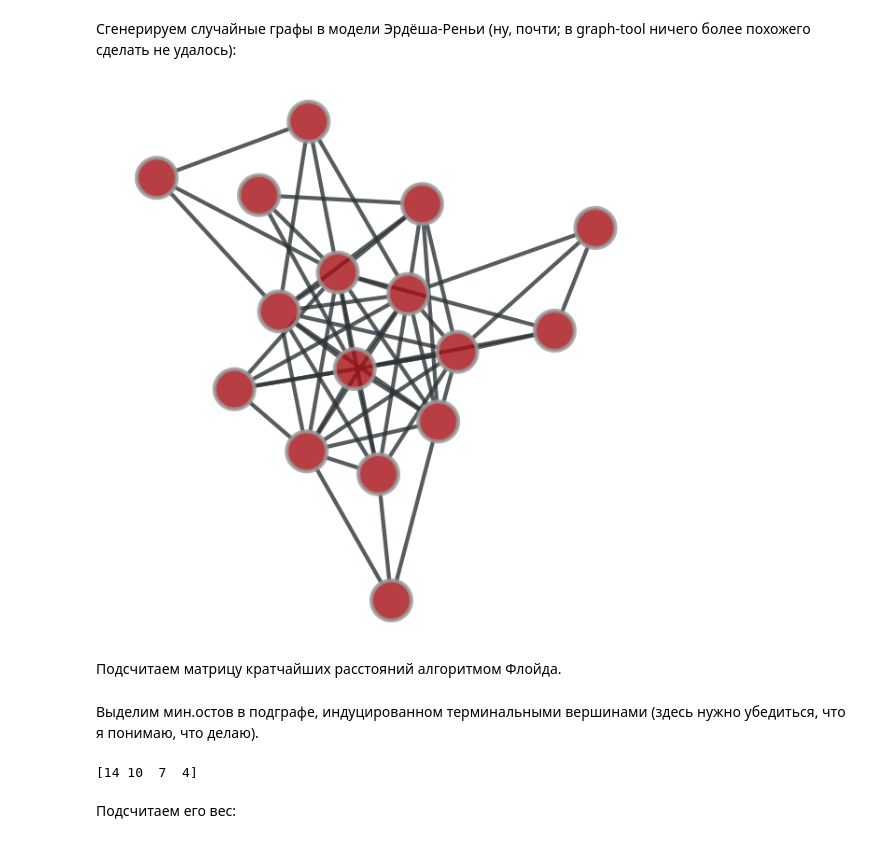
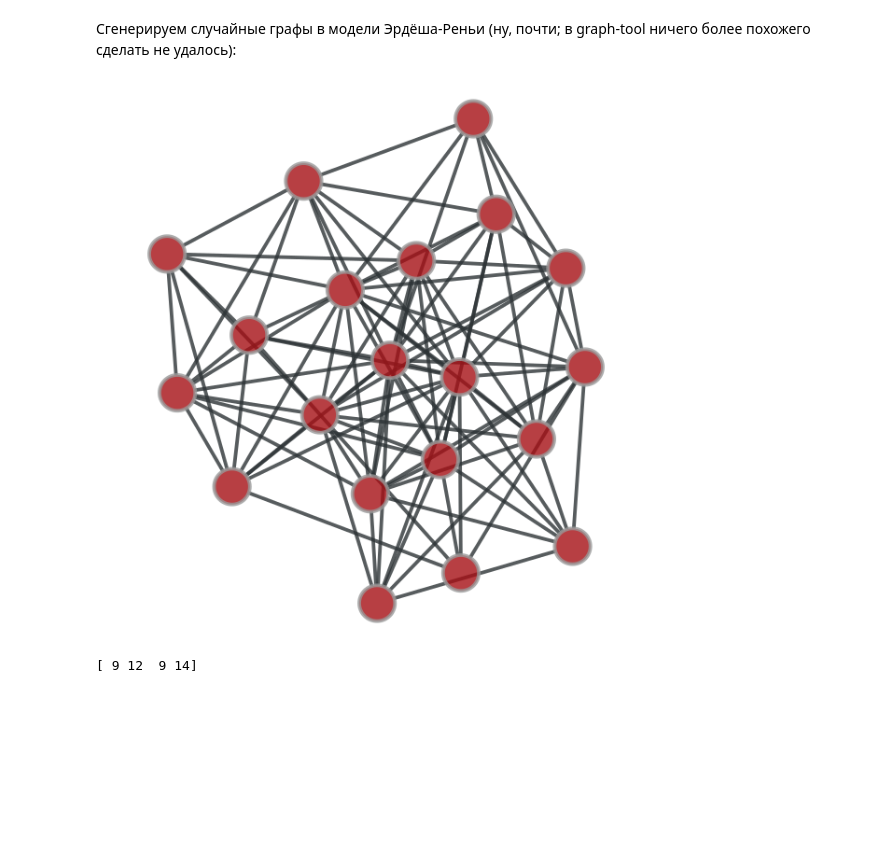
Before and after one commit to ivanov-v-v/SteinerTree, a Jupyter notebook: notebooks/SteinerTree.ipynb, the cells around one changed output. Cells and saved outputs as stored; diff of their text form; code cells hidden in the pictures; blank space fills up the shorter version.

```diff
--- a/notebooks/SteinerTree.ipynb
+++ b/notebooks/SteinerTree.ipynb
@@ -18,21 +84,24 @@ Autosaving every 15 seconds
 # %% [markdown]
 Сгенерируем случайные графы в модели Эрдёша-Реньи (ну, почти; в graph-tool ничего более похожего сделать не удалось):
 # %%
-n, k, p = 16, 4, 0.5
+n, k, p = 20, 4, 0.5
 # G = gt.Graph(directed=False)
 # w = G.new_edge_property("double")
 # c = G.new_vertex_property("string")
 # for i in range(n):
 #     v = G.add_vertex()
 #     c[v] = "blue" if i == 0 else "red"
 # G.vertex_properties["fill_color"] = c
 # for i in range(1, n):
 #     w[G.add_edge(0, i)] = 1
 #     w[G.add_edge(i, max(1, (i + 1) % n))] = 2
 # gt.graph_draw(G, vertex_fill_color=c);
 G = gt.random_graph(n, lambda: np.random.poisson(n * p), directed=False);
+G.ep["w"] = G.new_ep("double")
+G.ep["w"].a = np.random.rand(G.num_edges()) * 42
 gt.graph_draw(G);
+V0 = np.random.choice(np.arange(n),  k)
+print(V0)
 # %% [output]
-[figure, old version]
+[figure, new version]
+[ 9 12  9 14]
-# %% [markdown]
-Подсчитаем матрицу кратчайших расстояний алгоритмом Флойда.
@@ -46,19 +107,0 @@ sd_a = np.vstack([
-# %% [markdown]
-Выделим мин.остов в подграфе, индуцированном терминальными вершинами (здесь нужно убедиться, что я понимаю, что делаю).
-# %%
-KG = gt.complete_graph(n, directed=False)
-sd_w = KG.new_edge_property("double")
-for e in KG.edges():
-    u, v = int(e.source()), int(e.target())
-    sd_w[e] = sd_a[u, v]
-V0 = np.random.choice(np.arange(n), k)
-print(V0)
-V0_vfilt = G.new_vertex_property("bool")
-V0_vfilt.a[V0] = True
-KG_V0_induced = gt.GraphView(KG, vfilt=V0_vfilt.a)
-KG_V0_w = KG_V0_induced.new_vertex_property("double")
-MST = gt.min_spanning_tree(KG_V0_induced, weights=sd_w)
-# %% [output]
-[14 10  7  4]
-# %% [markdown]
-Подсчитаем его вес:
```
Also changed, not shown: parts of 7 cells of this notebook.
